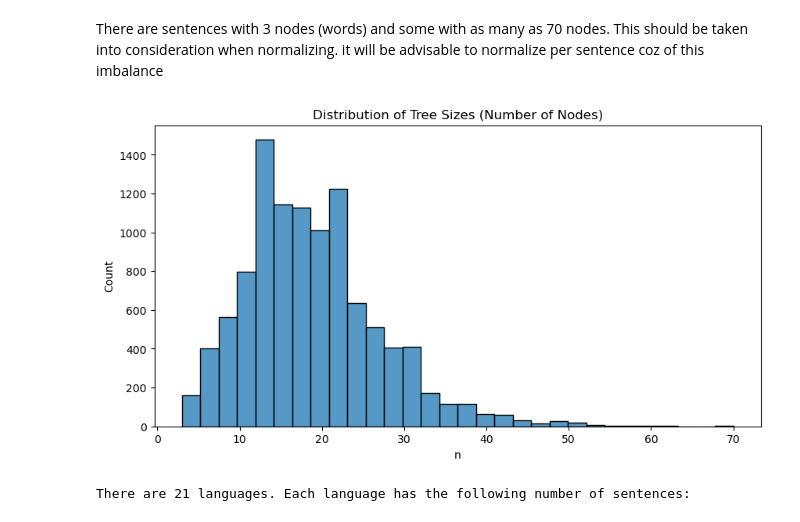
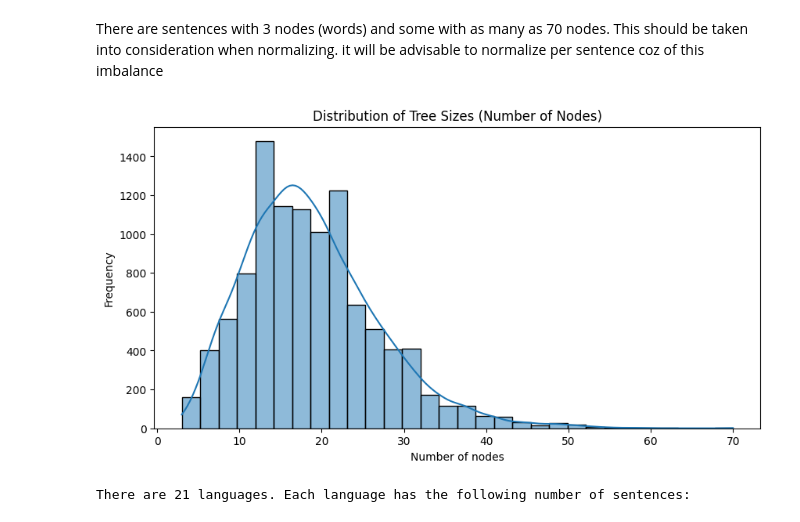
Before and after one commit to nifeolaj/tree-root-prediction, a Jupyter notebook: ML Project 2.ipynb, the cells around one changed output. Saved outputs shown, nothing was run; the diff lists cells and outputs as text; code cells hidden in the pictures.

```diff
--- a/ML Project 2.ipynb
+++ b/ML Project 2.ipynb
@@ -106,11 +111,13 @@ There are sentences with 3 nodes (words) and some with as many as 70 nodes. This
 # %%
 # Sentence length distribution
 plt.figure(figsize=(10,5))
-sns.histplot(data=df, x='n', bins=30)
+sns.histplot(data=df, x='n', bins=30, kde=True)
 plt.title('Distribution of Tree Sizes (Number of Nodes)')
+plt.xlabel('Number of nodes')
+plt.ylabel('Frequency')
 plt.show()
 # %% [output]
-[figure, old version]
+[figure, new version]
 # %%
 # Language distribution (check number of languages and number of sentences per language)
 lang = df['language'].nunique()
```
Also changed, not shown: parts of 33 cells of this notebook, 4 other files.
